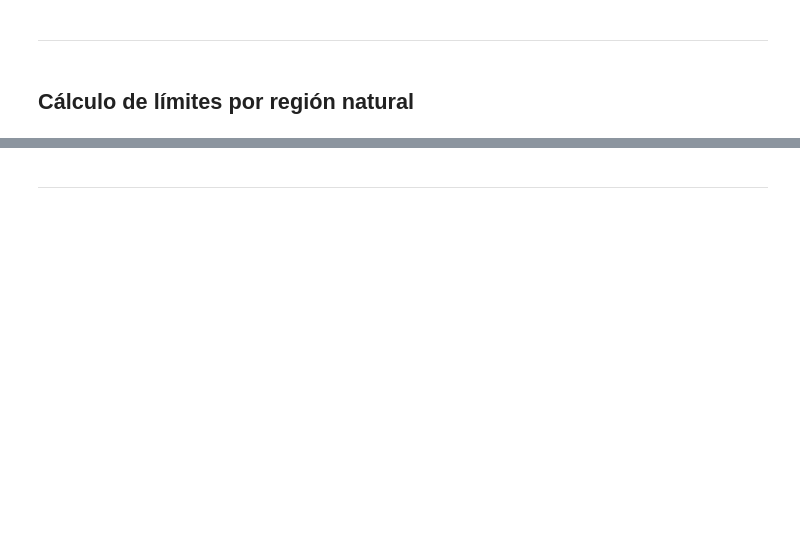
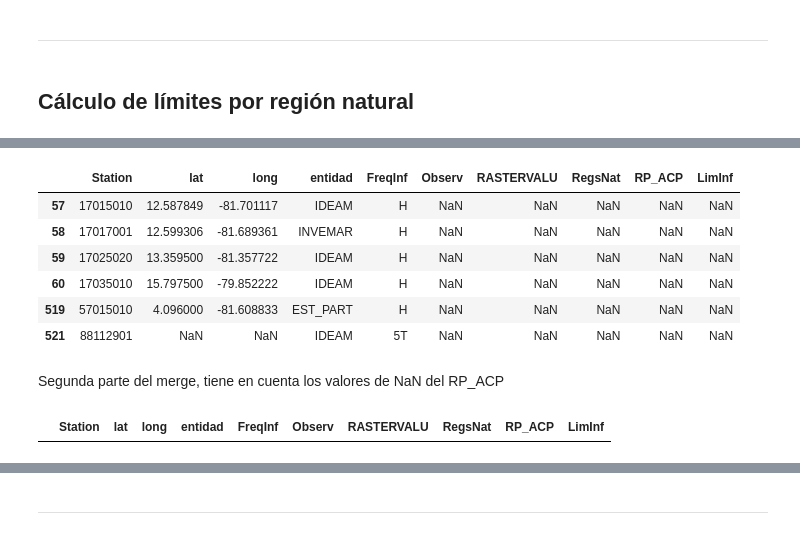
Before and after one commit to paalvarezb72/OE_CTO196-2024, a Jupyter notebook: OE_3_QC_Variables/2_HumedadRelativa/Calculo_LimisFlexibles_HR.ipynb, the cells around one changed output, grey strips where cells are left out. Cells and saved outputs as stored; diff of their text form; code cells hidden in the pictures; blank space fills up the shorter version.

```diff
--- a/OE_3_QC_Variables/2_HumedadRelativa/Calculo_LimisFlexibles_HR.ipynb
+++ b/OE_3_QC_Variables/2_HumedadRelativa/Calculo_LimisFlexibles_HR.ipynb
@@ -513,0 +716,4 @@ with pd.ExcelWriter('EMC_hist81a20_2fill_estad_mes_anio_hojas.xlsx') as writer:
+# %%
+# Se lee nuevamente el archivo del join previo que contiene datos de freqs, alt, RN y RP
+dfwRP = pd.merge(dfwithACP, dfestadRP[['RP_ACP','LimInf']], on='RP_ACP', how='left')
+dfwRP.head(2)
@@ -513,0 +728,2 @@ with pd.ExcelWriter('EMC_hist81a20_2fill_estad_mes_anio_hojas.xlsx') as writer:
+# %%
+dfwRP['Station'] = dfwRP['Station'].astype('str')
@@ -513,0 +750,12 @@ with pd.ExcelWriter('EMC_hist81a20_2fill_estad_mes_anio_hojas.xlsx') as writer:
+# %%
+dfwRP[dfwRP['LimInf'].isna()]
+# %% [output]
+|  | Station | lat | long | entidad | FreqInf | Observ | RASTERVALU | RegsNat | RP_ACP | LimInf |
+| 57 | 17015010 | 12.587849 | -81.701117 | IDEAM | H | NaN | NaN | NaN | NaN | NaN |
+| 58 | 17017001 | 12.599306 | -81.689361 | INVEMAR | H | NaN | NaN | NaN | NaN | NaN |
+| 59 | 17025020 | 13.359500 | -81.357722 | IDEAM | H | NaN | NaN | NaN | NaN | NaN |
+| 60 | 17035010 | 15.797500 | -79.852222 | IDEAM | H | NaN | NaN | NaN | NaN | NaN |
+| 519 | 57015010 | 4.096000 | -81.608833 | EST_PART | H | NaN | NaN | NaN | NaN | NaN |
+| 521 | 88112901 | NaN | NaN | IDEAM | 5T | NaN | NaN | NaN | NaN | NaN |
+# %% [markdown]
+Segunda parte del merge, tiene en cuenta los valores de NaN del RP_ACP
@@ -513,0 +774,4 @@ with pd.ExcelWriter('EMC_hist81a20_2fill_estad_mes_anio_hojas.xlsx') as writer:
+# %%
+df_combined[df_combined['LimInf'].isna()]
+# %% [output]
+|  | Station | lat | long | entidad | FreqInf | Observ | RASTERVALU | RegsNat | RP_ACP | LimInf |
```
Also changed, not shown: parts of 90 cells of this notebook, 1 other file.
